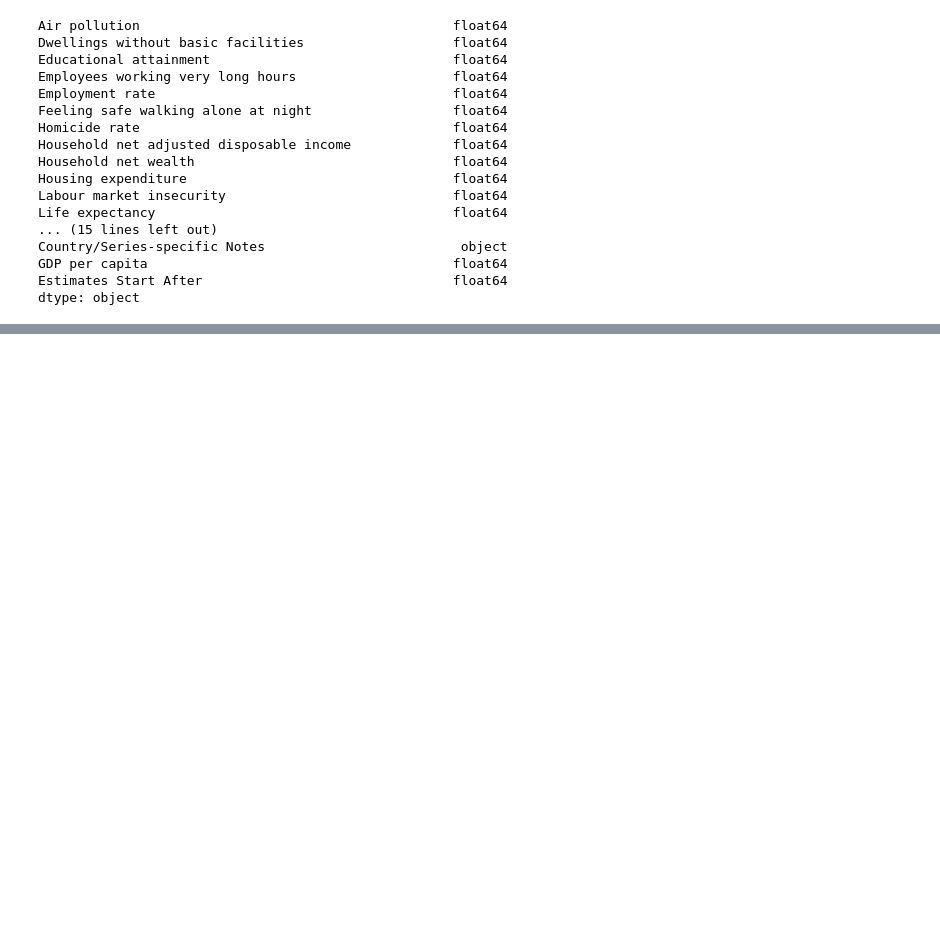
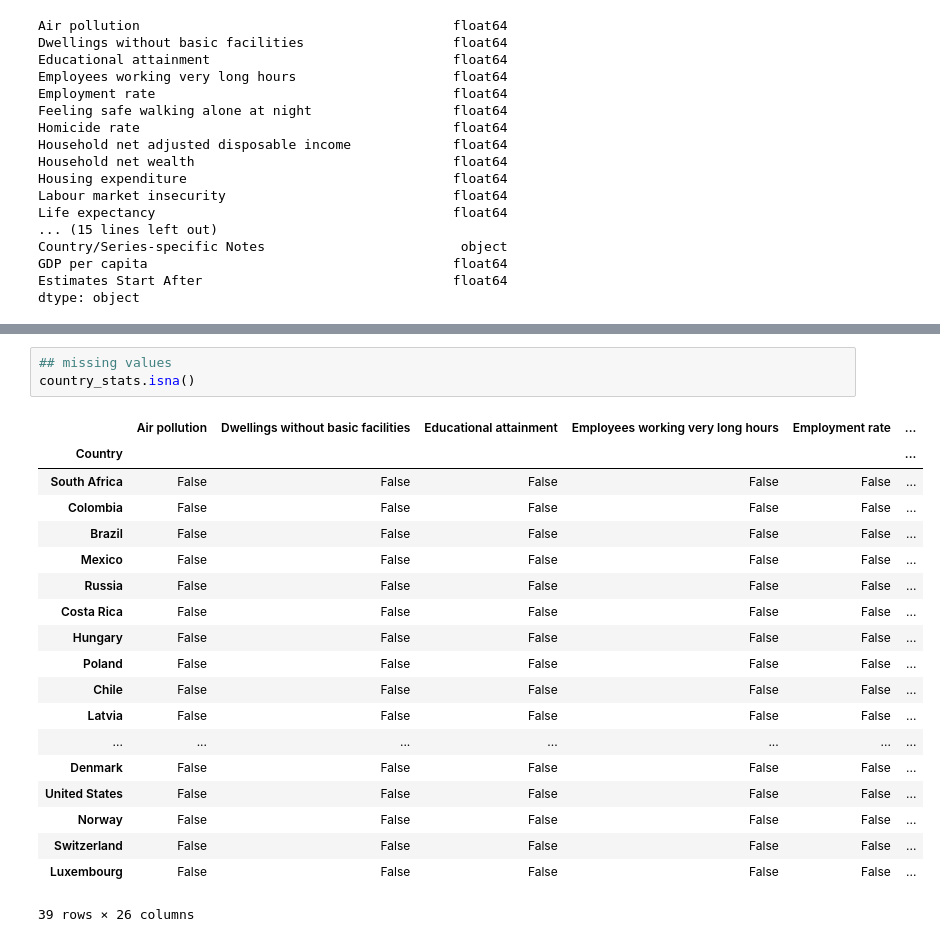
Before and after one commit to topollonaketsana/Hands-On-Machine-Learning-Projects, a Jupyter notebook: Introduction/Model_based_learning/ML - Life Satisfaction vs Money - Research based.ipynb, the cells around one changed output, grey strips where cells are left out. Drawn from its saved outputs; the diff is of its cells as text; blank space fills up the shorter version.

```diff
--- a/Introduction/Model_based_learning/ML - Life Satisfaction vs Money - Research based.ipynb
+++ b/Introduction/Model_based_learning/ML - Life Satisfaction vs Money - Research based.ipynb
@@ -180,0 +217,23 @@ plt.show ()
+# %%
+## missing values
+country_stats.isna()
+# %% [output]
+|  | Air pollution | Dwellings without basic facilities | Educational attainment | Employees working very long hours | Employment rate | ... |
+| Country |  |  |  |  |  | ... |
+| South Africa | False | False | False | False | False | ... |
+| Colombia | False | False | False | False | False | ... |
+| Brazil | False | False | False | False | False | ... |
+| Mexico | False | False | False | False | False | ... |
+| Russia | False | False | False | False | False | ... |
+| Costa Rica | False | False | False | False | False | ... |
+| Hungary | False | False | False | False | False | ... |
+| Poland | False | False | False | False | False | ... |
+| Chile | False | False | False | False | False | ... |
+| Latvia | False | False | False | False | False | ... |
+| ... | ... | ... | ... | ... | ... | ... |
+| Denmark | False | False | False | False | False | ... |
+| United States | False | False | False | False | False | ... |
+| Norway | False | False | False | False | False | ... |
+| Switzerland | False | False | False | False | False | ... |
+| Luxembourg | False | False | False | False | False | ... |
+39 rows × 26 columns
```
Also changed, not shown: parts of 21 cells of this notebook, 5 other files.
